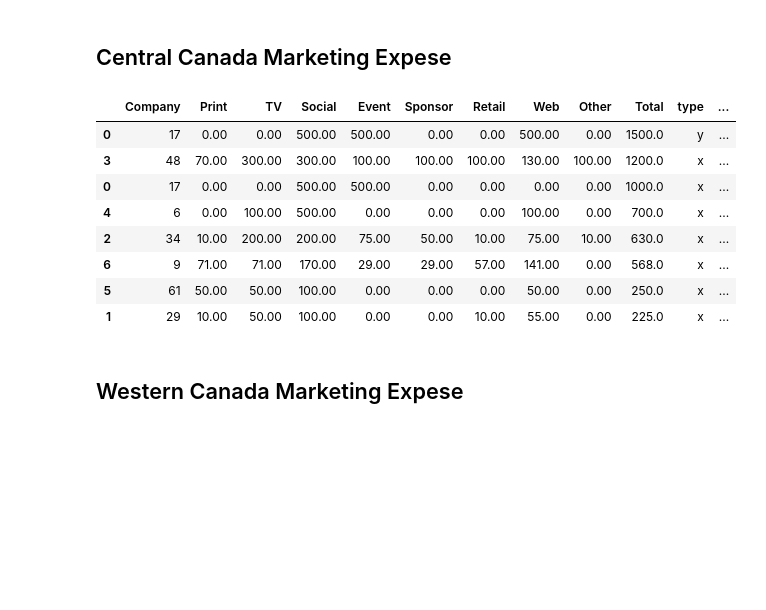
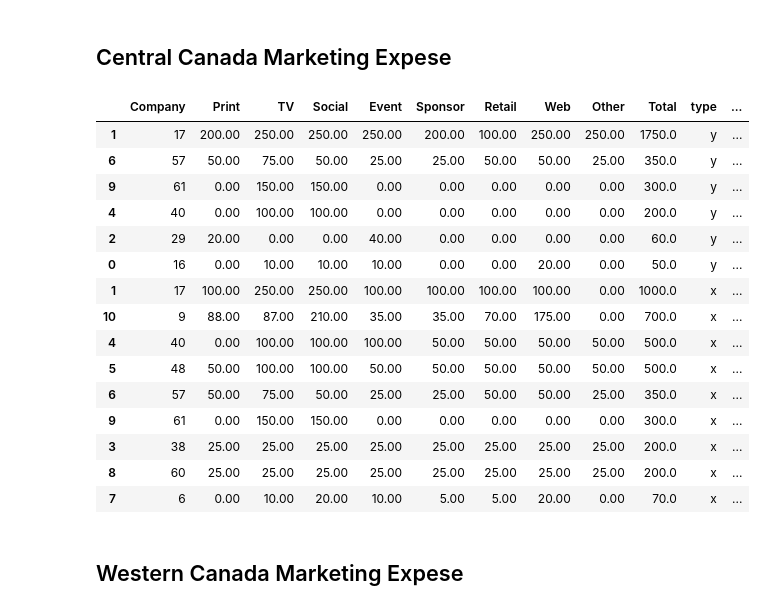
Before and after one commit to jacklau04/intopia2019, a Jupyter notebook: marketing_report.ipynb, the cells around one changed output. Cells and saved outputs as stored; diff of their text form; code cells hidden in the pictures; blank space fills up the shorter version.

Commit message:
new period

```diff
--- a/marketing_report.ipynb
+++ b/marketing_report.ipynb
@@ -10,7 +10,7 @@ from intopia_analysis import *
 # %%
 df_contact = pd.read_csv('Intopia - Contact List - Sheet1.csv')
 df_price = get_live_price_data('phase2/period3/') #<---- ademend path between library
-df_ad = get_advertising_data('phase2/period5/') #<---- ademend path between library
+df_ad = get_advertising_data('phase2/period6/') #<---- ademend path between library
 # %% [markdown]
 # Team Tracking
 # %%
@@ -27,17 +27,24 @@ team_tracker(df_contact, 17) #<-- admend the team you want information regarding
 # %% [markdown]
 ## Central Canada Marketing Expese
 # %%
-df_ad[df_ad['region'] == 'cc'].sort_values(by='Total', ascending=False)
+df_ad[df_ad['region'] == 'cc'].sort_values(by=['type', 'Total'], ascending=False)
 # %% [output]
 |  | Company | Print | TV | Social | Event | Sponsor | Retail | Web | Other | Total | type | ... |
-| 0 | 17 | 0.00 | 0.00 | 500.00 | 500.00 | 0.00 | 0.00 | 500.00 | 0.00 | 1500.0 | y | ... |
-| 3 | 48 | 70.00 | 300.00 | 300.00 | 100.00 | 100.00 | 100.00 | 130.00 | 100.00 | 1200.0 | x | ... |
-| 0 | 17 | 0.00 | 0.00 | 500.00 | 500.00 | 0.00 | 0.00 | 0.00 | 0.00 | 1000.0 | x | ... |
-| 4 | 6 | 0.00 | 100.00 | 500.00 | 0.00 | 0.00 | 0.00 | 100.00 | 0.00 | 700.0 | x | ... |
-| 2 | 34 | 10.00 | 200.00 | 200.00 | 75.00 | 50.00 | 10.00 | 75.00 | 10.00 | 630.0 | x | ... |
-| 6 | 9 | 71.00 | 71.00 | 170.00 | 29.00 | 29.00 | 57.00 | 141.00 | 0.00 | 568.0 | x | ... |
-| 5 | 61 | 50.00 | 50.00 | 100.00 | 0.00 | 0.00 | 0.00 | 50.00 | 0.00 | 250.0 | x | ... |
-| 1 | 29 | 10.00 | 50.00 | 100.00 | 0.00 | 0.00 | 10.00 | 55.00 | 0.00 | 225.0 | x | ... |
+| 1 | 17 | 200.00 | 250.00 | 250.00 | 250.00 | 200.00 | 100.00 | 250.00 | 250.00 | 1750.0 | y | ... |
+| 6 | 57 | 50.00 | 75.00 | 50.00 | 25.00 | 25.00 | 50.00 | 50.00 | 25.00 | 350.0 | y | ... |
+| 9 | 61 | 0.00 | 150.00 | 150.00 | 0.00 | 0.00 | 0.00 | 0.00 | 0.00 | 300.0 | y | ... |
+| 4 | 40 | 0.00 | 100.00 | 100.00 | 0.00 | 0.00 | 0.00 | 0.00 | 0.00 | 200.0 | y | ... |
+| 2 | 29 | 20.00 | 0.00 | 0.00 | 40.00 | 0.00 | 0.00 | 0.00 | 0.00 | 60.0 | y | ... |
+| 0 | 16 | 0.00 | 10.00 | 10.00 | 10.00 | 0.00 | 0.00 | 20.00 | 0.00 | 50.0 | y | ... |
+| 1 | 17 | 100.00 | 250.00 | 250.00 | 100.00 | 100.00 | 100.00 | 100.00 | 0.00 | 1000.0 | x | ... |
+| 10 | 9 | 88.00 | 87.00 | 210.00 | 35.00 | 35.00 | 70.00 | 175.00 | 0.00 | 700.0 | x | ... |
+| 4 | 40 | 0.00 | 100.00 | 100.00 | 100.00 | 50.00 | 50.00 | 50.00 | 50.00 | 500.0 | x | ... |
+| 5 | 48 | 50.00 | 100.00 | 100.00 | 50.00 | 50.00 | 50.00 | 50.00 | 50.00 | 500.0 | x | ... |
+| 6 | 57 | 50.00 | 75.00 | 50.00 | 25.00 | 25.00 | 50.00 | 50.00 | 25.00 | 350.0 | x | ... |
+| 9 | 61 | 0.00 | 150.00 | 150.00 | 0.00 | 0.00 | 0.00 | 0.00 | 0.00 | 300.0 | x | ... |
+| 3 | 38 | 25.00 | 25.00 | 25.00 | 25.00 | 25.00 | 25.00 | 25.00 | 25.00 | 200.0 | x | ... |
+| 8 | 60 | 25.00 | 25.00 | 25.00 | 25.00 | 25.00 | 25.00 | 25.00 | 25.00 | 200.0 | x | ... |
+| 7 | 6 | 0.00 | 10.00 | 20.00 | 10.00 | 5.00 | 5.00 | 20.00 | 0.00 | 70.0 | x | ... |
 # %% [markdown]
 ## Western Canada Marketing Expese
 # %%
```
Also changed, not shown: parts of 3 cells of this notebook, 28 other files.
